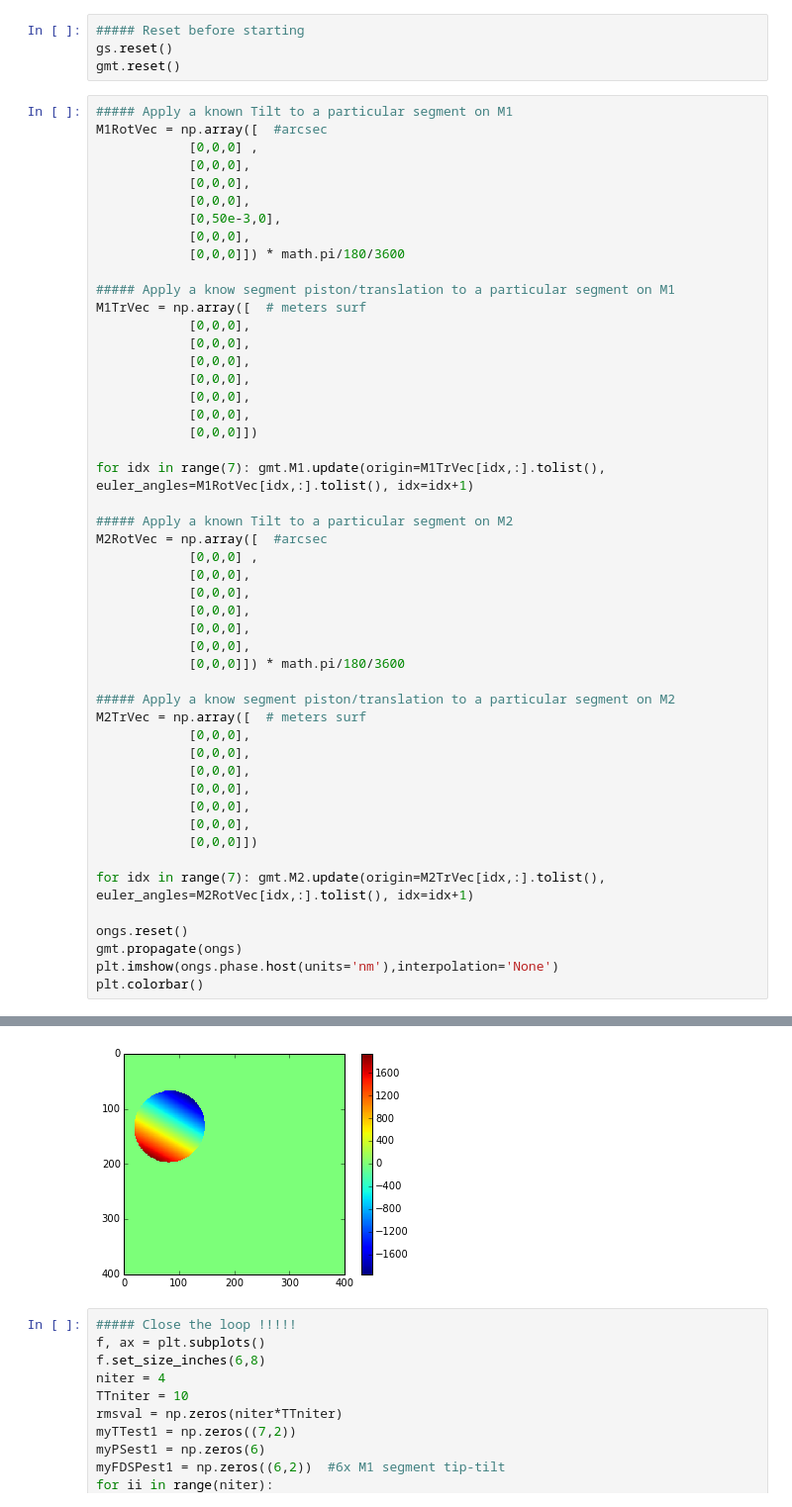
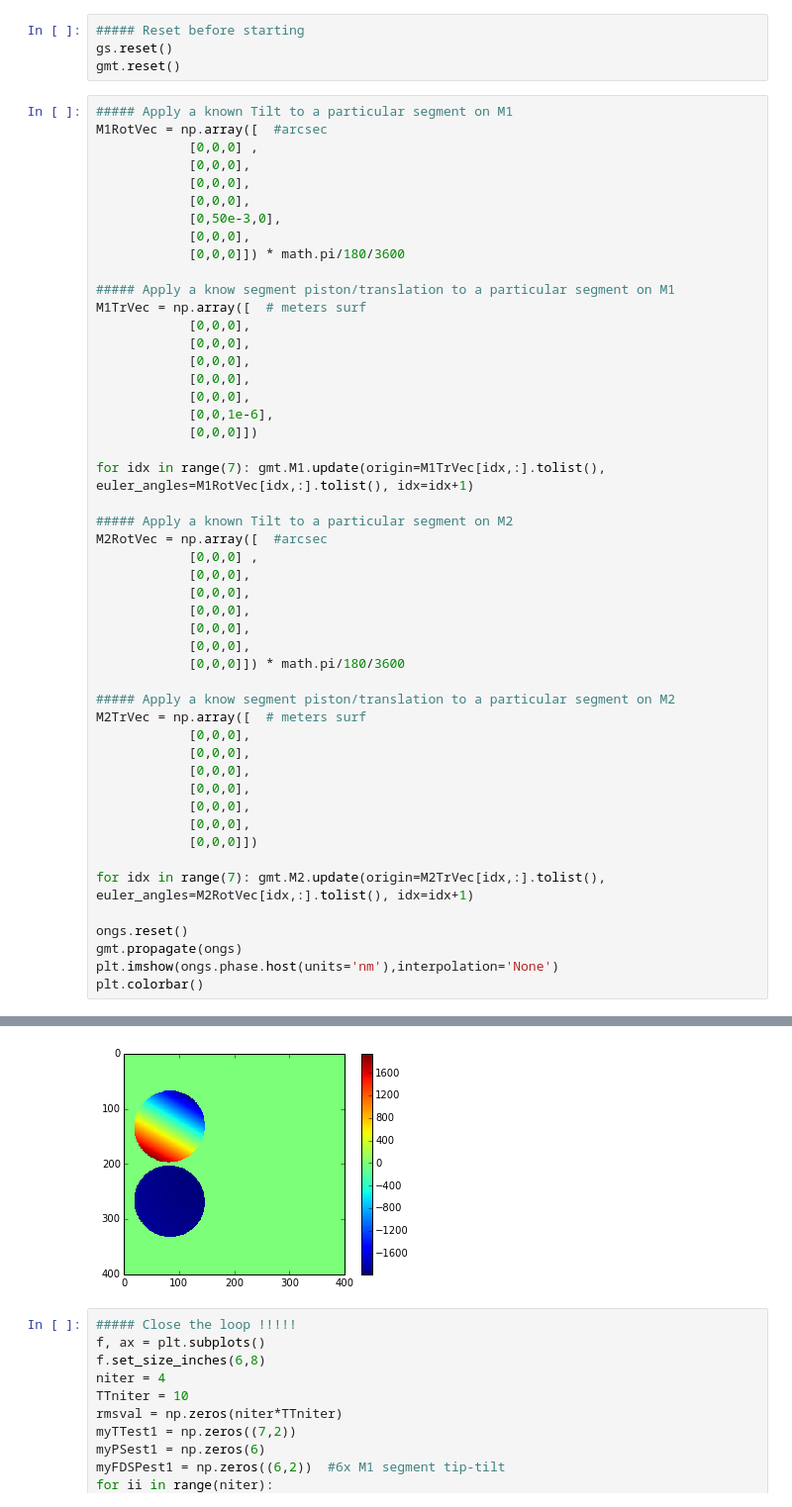
Before and after one commit to rconan/CEO, a Jupyter notebook: notebooks/FDSP_control.ipynb, the cells around one changed output, grey strips where cells are left out. Shown at 99% size. Saved outputs shown, nothing was run; the diff lists cells and outputs as text.

```diff
--- a/notebooks/FDSP_control.ipynb
+++ b/notebooks/FDSP_control.ipynb
@@ -255,40 +255,40 @@ M1TrVec = np.array([  # meters surf
             [0,0,0],
             [0,0,0],
             [0,0,0],
-            [0,0,0],
+            [0,0,1e-6],
             [0,0,0]])
 
 for idx in range(7): gmt.M1.update(origin=M1TrVec[idx,:].tolist(), euler_angles=M1RotVec[idx,:].tolist(), idx=idx+1)
 
 ##### Apply a known Tilt to a particular segment on M2
 M2RotVec = np.array([  #arcsec
             [0,0,0] ,
             [0,0,0],
             [0,0,0],
             [0,0,0],
             [0,0,0],
             [0,0,0],
             [0,0,0]]) * math.pi/180/3600
 
 ##### Apply a know segment piston/translation to a particular segment on M2
 M2TrVec = np.array([  # meters surf
             [0,0,0],
             [0,0,0],
             [0,0,0],
             [0,0,0],
             [0,0,0],
             [0,0,0],
             [0,0,0]])
 
 for idx in range(7): gmt.M2.update(origin=M2TrVec[idx,:].tolist(), euler_angles=M2RotVec[idx,:].tolist(), idx=idx+1)
 
 ongs.reset()
 gmt.propagate(ongs)
 plt.imshow(ongs.phase.host(units='nm'),interpolation='None')
 plt.colorbar()
 # %% [output]
 <matplotlib.colorbar.Colorbar instance at 0x...>
-[figure, old version]
+[figure, new version]
 # %%
 ##### Close the loop !!!!!
 f, ax = plt.subplots()
```
Also changed, not shown: parts of 2 cells of this notebook, 1 other file.
